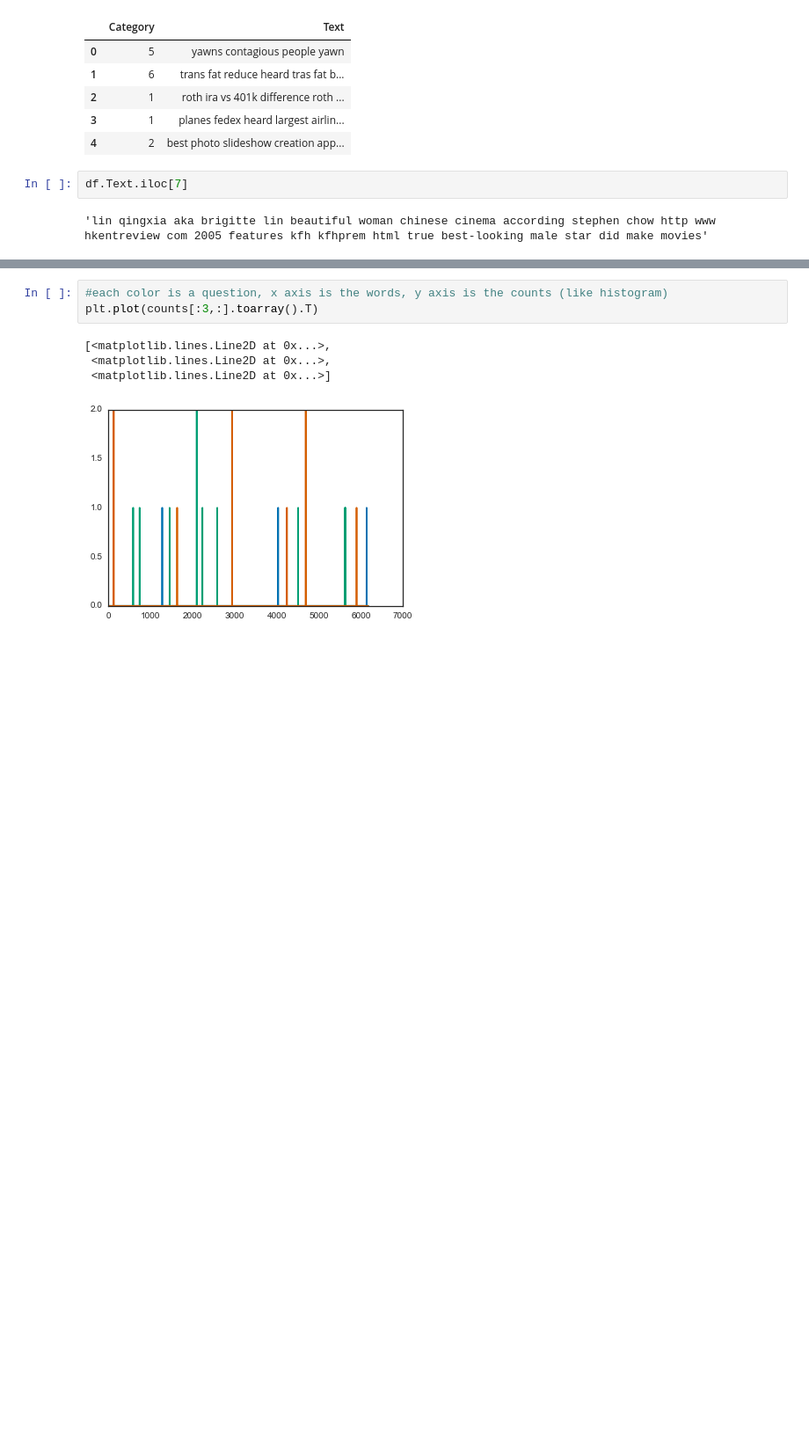
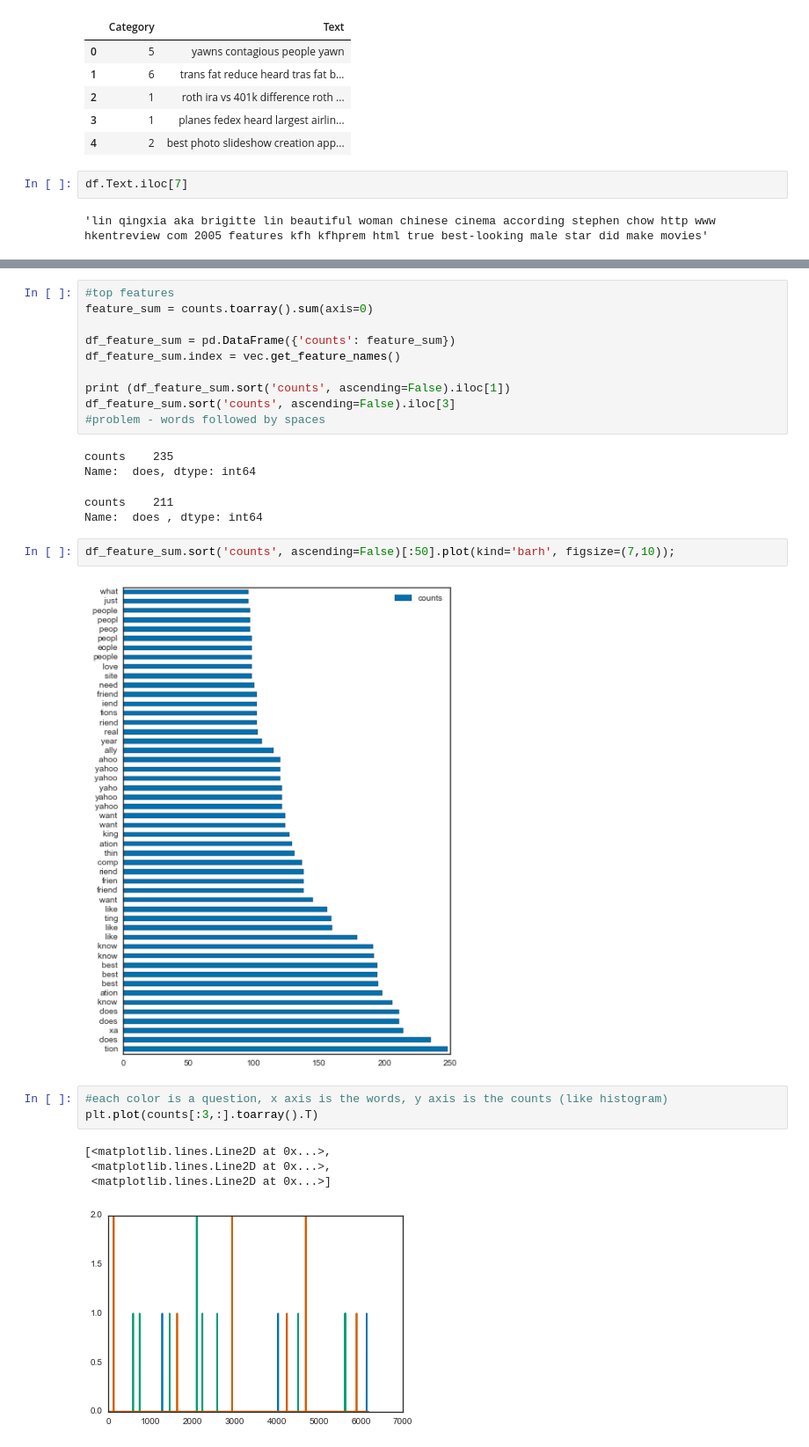
Before and after one commit to jnaras/Text_Classification, a Jupyter notebook: Kaggle.ipynb, the cells around one changed output, grey strips where cells are left out. Shown: that part at 88% size. Cells and saved outputs as stored; diff of their text form; blank space fills up the shorter version.

```diff
--- a/Kaggle.ipynb
+++ b/Kaggle.ipynb
@@ -219,4 +197,23 @@ Linear SVM
 "\n#decision tree\nmod = DecisionTreeClassifier(criterion = 'entropy')\ncv = StratifiedShuffleSplit(targets, n_iter = 10, test_size = 0.1)\n\nscores = []\nfor tr, tt in cv:\n    mod.fit(counts[tr], ta ...
+# %%
+#top features
+feature_sum = counts.toarray().sum(axis=0)
+
+df_feature_sum = pd.DataFrame({'counts': feature_sum})
+df_feature_sum.index = vec.get_feature_names()
+
+print (df_feature_sum.sort('counts', ascending=False).iloc[1])
+df_feature_sum.sort('counts', ascending=False).iloc[3]
+#problem - words followed by spaces
+# %% [output]
+counts    235
+Name:  does, dtype: int64
+counts    211
+Name:  does , dtype: int64
+# %%
+df_feature_sum.sort('counts', ascending=False)[:50].plot(kind='barh', figsize=(7,10));
+# %% [output]
+[figure, added]
 # %%
 #each color is a question, x axis is the words, y axis is the counts (like histogram)
 plt.plot(counts[:3,:].toarray().T)
```
Also changed, not shown: parts of 15 cells of this notebook.
